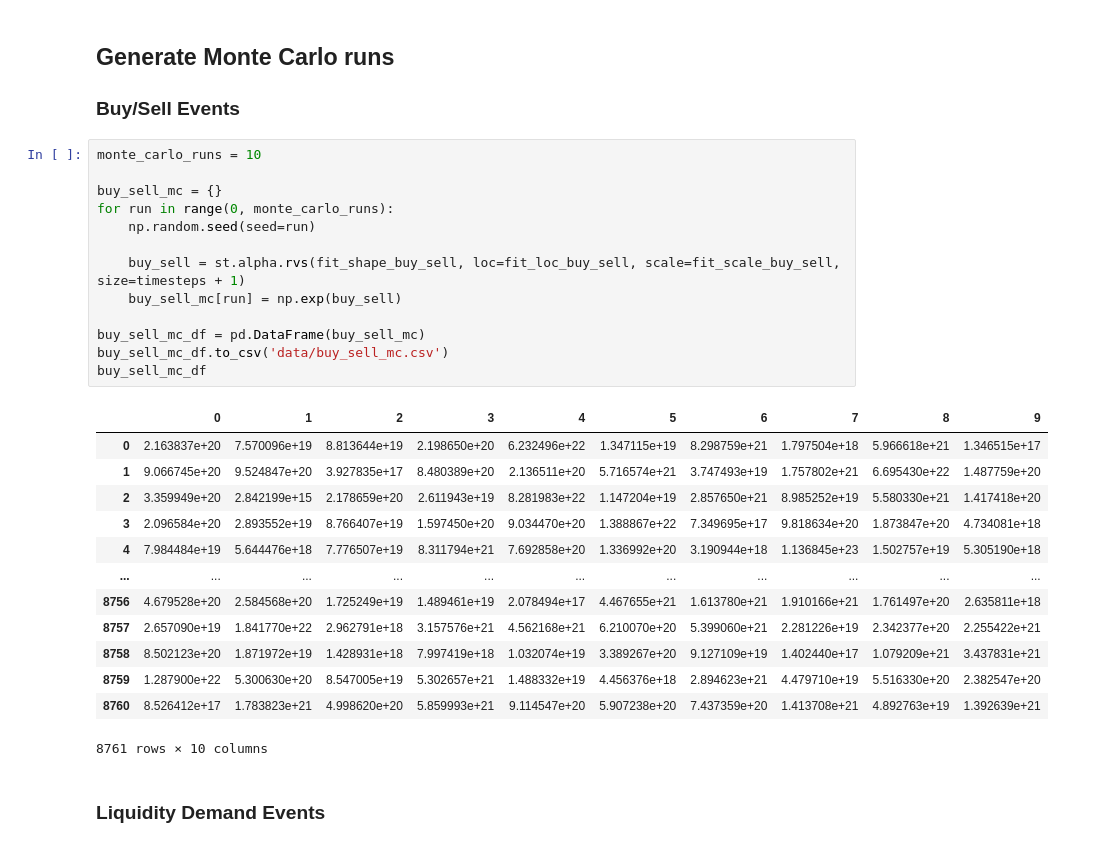
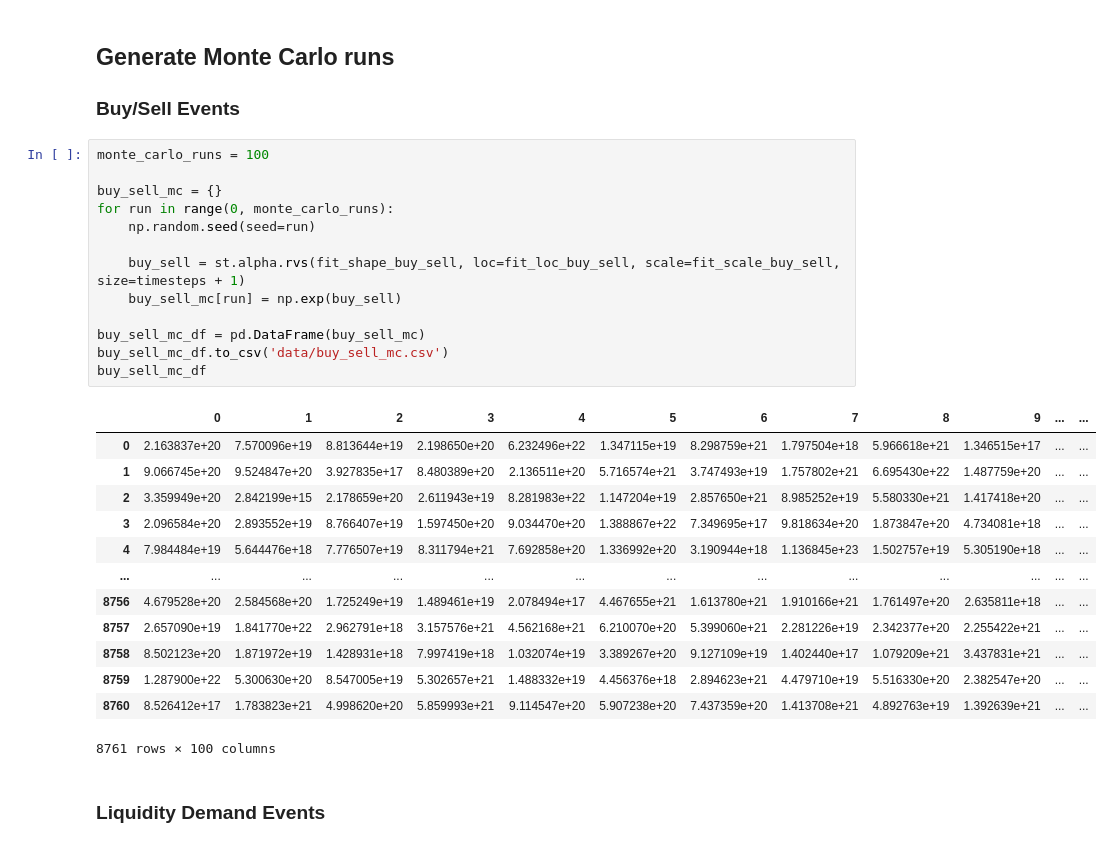
Before and after one commit to BlockScience/reflexer, a Jupyter notebook: notebooks/Stochastic_Generators/Uniswap_Process_Modeling.ipynb, the cells around one changed output. Cells and saved outputs as stored; diff of their text form.

```diff
--- a/notebooks/Stochastic_Generators/Uniswap_Process_Modeling.ipynb
+++ b/notebooks/Stochastic_Generators/Uniswap_Process_Modeling.ipynb
@@ -207,32 +207,32 @@ buy_sell_samples.to_csv('data/buy_sell.csv')
 ## Generate Monte Carlo runs
 ### Buy/Sell Events
 # %%
-monte_carlo_runs = 10
+monte_carlo_runs = 100
 
 buy_sell_mc = {}
 for run in range(0, monte_carlo_runs):
     np.random.seed(seed=run)
 
     buy_sell = st.alpha.rvs(fit_shape_buy_sell, loc=fit_loc_buy_sell, scale=fit_scale_buy_sell, size=timesteps + 1)
     buy_sell_mc[run] = np.exp(buy_sell)
 
 buy_sell_mc_df = pd.DataFrame(buy_sell_mc)
 buy_sell_mc_df.to_csv('data/buy_sell_mc.csv')
 buy_sell_mc_df
 # %% [output]
-|  | 0 | 1 | 2 | 3 | 4 | 5 | 6 | 7 | 8 | 9 |
-| 0 | 2.163837e+20 | 7.570096e+19 | 8.813644e+19 | 2.198650e+20 | 6.232496e+22 | 1.347115e+19 | 8.298759e+21 | 1.797504e+18 | 5.966618e+21 | 1.346515e+17 |
-| 1 | 9.066745e+20 | 9.524847e+20 | 3.927835e+17 | 8.480389e+20 | 2.136511e+20 | 5.716574e+21 | 3.747493e+19 | 1.757802e+21 | 6.695430e+22 | 1.487759e+20 |
-| 2 | 3.359949e+20 | 2.842199e+15 | 2.178659e+20 | 2.611943e+19 | 8.281983e+22 | 1.147204e+19 | 2.857650e+21 | 8.985252e+19 | 5.580330e+21 | 1.417418e+20 |
-| 3 | 2.096584e+20 | 2.893552e+19 | 8.766407e+19 | 1.597450e+20 | 9.034470e+20 | 1.388867e+22 | 7.349695e+17 | 9.818634e+20 | 1.873847e+20 | 4.734081e+18 |
-| 4 | 7.984484e+19 | 5.644476e+18 | 7.776507e+19 | 8.311794e+21 | 7.692858e+20 | 1.336992e+20 | 3.190944e+18 | 1.136845e+23 | 1.502757e+19 | 5.305190e+18 |
-| ... | ... | ... | ... | ... | ... | ... | ... | ... | ... | ... |
-| 8756 | 4.679528e+20 | 2.584568e+20 | 1.725249e+19 | 1.489461e+19 | 2.078494e+17 | 4.467655e+21 | 1.613780e+21 | 1.910166e+21 | 1.761497e+20 | 2.635811e+18 |
-| 8757 | 2.657090e+19 | 1.841770e+22 | 2.962791e+18 | 3.157576e+21 | 4.562168e+21 | 6.210070e+20 | 5.399060e+21 | 2.281226e+19 | 2.342377e+20 | 2.255422e+21 |
-| 8758 | 8.502123e+20 | 1.871972e+19 | 1.428931e+18 | 7.997419e+18 | 1.032074e+19 | 3.389267e+20 | 9.127109e+19 | 1.402440e+17 | 1.079209e+21 | 3.437831e+21 |
-| 8759 | 1.287900e+22 | 5.300630e+20 | 8.547005e+19 | 5.302657e+21 | 1.488332e+19 | 4.456376e+18 | 2.894623e+21 | 4.479710e+19 | 5.516330e+20 | 2.382547e+20 |
-| 8760 | 8.526412e+17 | 1.783823e+21 | 4.998620e+20 | 5.859993e+21 | 9.114547e+20 | 5.907238e+20 | 7.437359e+20 | 1.413708e+21 | 4.892763e+19 | 1.392639e+21 |
+|  | 0 | 1 | 2 | 3 | 4 | 5 | 6 | 7 | 8 | 9 | ... | ... |
+| 0 | 2.163837e+20 | 7.570096e+19 | 8.813644e+19 | 2.198650e+20 | 6.232496e+22 | 1.347115e+19 | 8.298759e+21 | 1.797504e+18 | 5.966618e+21 | 1.346515e+17 | ... | ... |
+| 1 | 9.066745e+20 | 9.524847e+20 | 3.927835e+17 | 8.480389e+20 | 2.136511e+20 | 5.716574e+21 | 3.747493e+19 | 1.757802e+21 | 6.695430e+22 | 1.487759e+20 | ... | ... |
+| 2 | 3.359949e+20 | 2.842199e+15 | 2.178659e+20 | 2.611943e+19 | 8.281983e+22 | 1.147204e+19 | 2.857650e+21 | 8.985252e+19 | 5.580330e+21 | 1.417418e+20 | ... | ... |
+| 3 | 2.096584e+20 | 2.893552e+19 | 8.766407e+19 | 1.597450e+20 | 9.034470e+20 | 1.388867e+22 | 7.349695e+17 | 9.818634e+20 | 1.873847e+20 | 4.734081e+18 | ... | ... |
+| 4 | 7.984484e+19 | 5.644476e+18 | 7.776507e+19 | 8.311794e+21 | 7.692858e+20 | 1.336992e+20 | 3.190944e+18 | 1.136845e+23 | 1.502757e+19 | 5.305190e+18 | ... | ... |
+| ... | ... | ... | ... | ... | ... | ... | ... | ... | ... | ... | ... | ... |
+| 8756 | 4.679528e+20 | 2.584568e+20 | 1.725249e+19 | 1.489461e+19 | 2.078494e+17 | 4.467655e+21 | 1.613780e+21 | 1.910166e+21 | 1.761497e+20 | 2.635811e+18 | ... | ... |
+| 8757 | 2.657090e+19 | 1.841770e+22 | 2.962791e+18 | 3.157576e+21 | 4.562168e+21 | 6.210070e+20 | 5.399060e+21 | 2.281226e+19 | 2.342377e+20 | 2.255422e+21 | ... | ... |
+| 8758 | 8.502123e+20 | 1.871972e+19 | 1.428931e+18 | 7.997419e+18 | 1.032074e+19 | 3.389267e+20 | 9.127109e+19 | 1.402440e+17 | 1.079209e+21 | 3.437831e+21 | ... | ... |
+| 8759 | 1.287900e+22 | 5.300630e+20 | 8.547005e+19 | 5.302657e+21 | 1.488332e+19 | 4.456376e+18 | 2.894623e+21 | 4.479710e+19 | 5.516330e+20 | 2.382547e+20 | ... | ... |
+| 8760 | 8.526412e+17 | 1.783823e+21 | 4.998620e+20 | 5.859993e+21 | 9.114547e+20 | 5.907238e+20 | 7.437359e+20 | 1.413708e+21 | 4.892763e+19 | 1.392639e+21 | ... | ... |
-8761 rows × 10 columns
+8761 rows × 100 columns
 # %% [markdown]
 ### Liquidity Demand Events
 # %%
```
Also changed, not shown: parts of 6 cells of this notebook, 8 other files.
